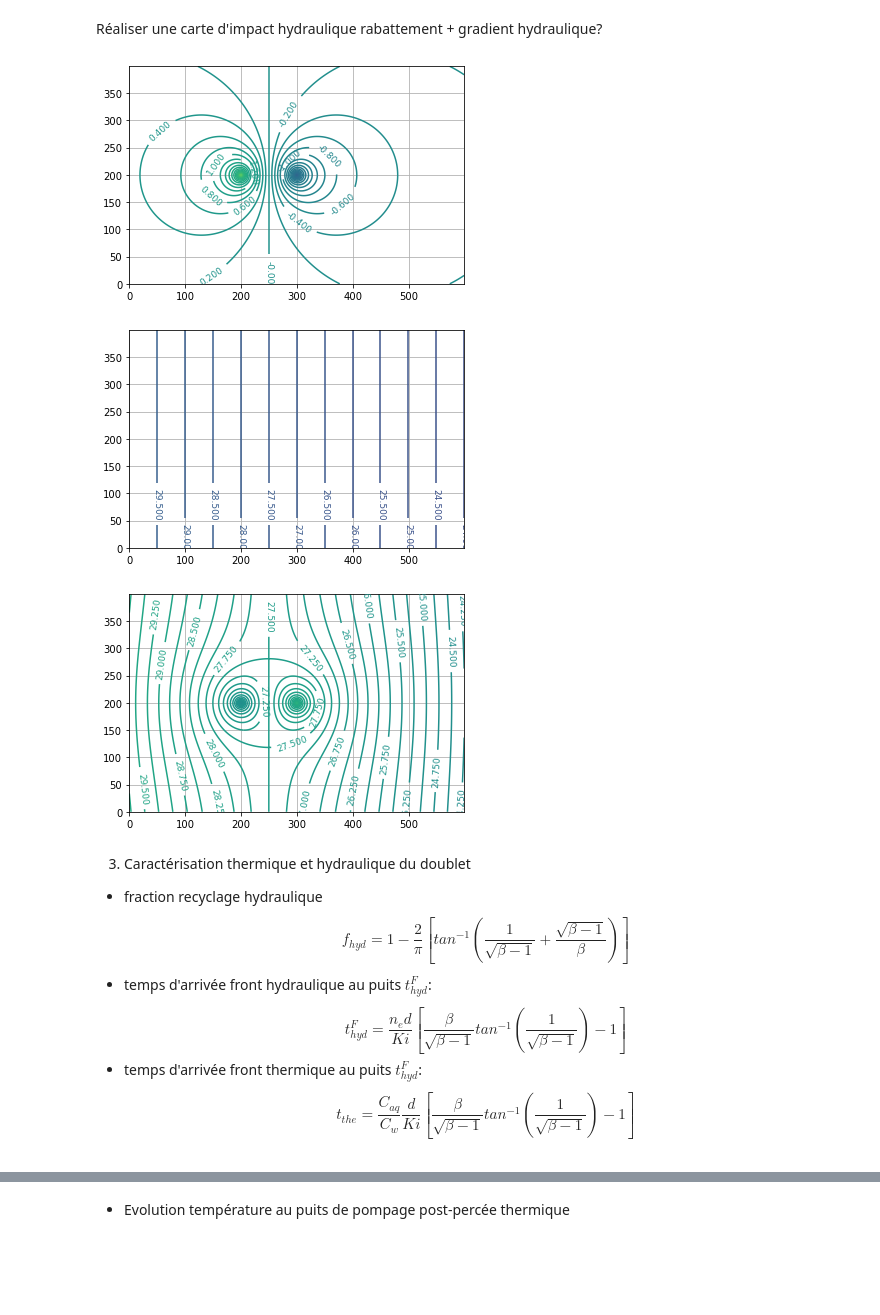
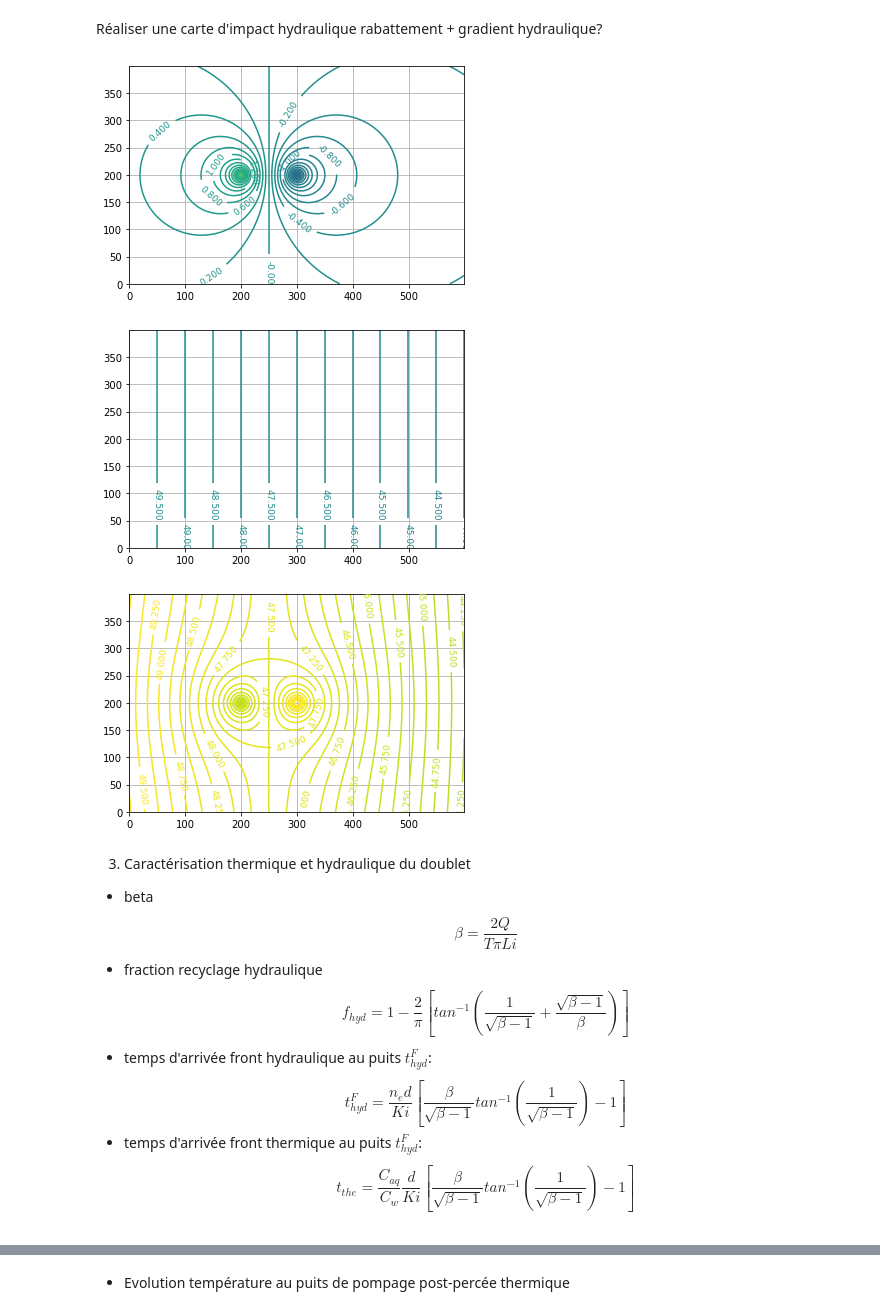
Before and after one commit to larroque852/NB_ENS3_geothermie, a Jupyter notebook: ENS3_GEOTH_EXO.ipynb, the cells around one changed output, grey strips where cells are left out. Cells and saved outputs as stored; diff of their text form; code cells hidden in the pictures; blank space fills up the shorter version.

```diff
--- a/ENS3_GEOTH_EXO.ipynb
+++ b/ENS3_GEOTH_EXO.ipynb
@@ -837,39 +837,42 @@ s_Fout = Qout/(4 * np.pi * (T)) * sp.exp1(u_Fout)
 
 r_Fin = np.sqrt((X-x_Fin) ** 2 + (Y-y_Fin) ** 2)
 u_Fin = r_Fin**2. * S / (4 * (T) * (t))
 s_Fin = Qin/(4 * np.pi * (T)) * sp.exp1(u_Fin)
 
 level = np.arange(-10,10,0.2) #valeur des iso (min,max,delta)
 map = plt.contour(s_Fout+s_Fin,level)
 plt.clabel(map, fontsize=9, inline=1)
 plt.grid()
 plt.show()
 
 #carte piézométrique initiale
 #ecoulement naturel
-H = 30 # H (mNG) de reference
+H = 50 # H (mNG) de reference
 H1 = H - 1e-2 * X #gradient regional  orienté ouest-est
 
 level = np.arange(0,100,0.5) #valeur des iso (min,max,delta)
 map = plt.contour(H1,level)
 plt.clabel(map, fontsize=9, inline=1)
 plt.grid()
 plt.show()
 
 #carte piézométrique impactée
 h = H1 - s_Fout -s_Fin
 level = np.arange(0,50,0.25) #valeur des iso (min,max,delta)
 map = plt.contour(h,level)
 plt.clabel(map, fontsize=9, inline=1)
 plt.grid()
 plt.show()
 # %% [output]
 [figure]
-[figure, old version]
+[figure, new version]
-[figure, old version]
+[figure, new version]
 # %% [markdown]
 3. Caractérisation thermique et hydraulique du doublet
-
+- beta
+$$
+\beta = \frac{2Q}{T \pi L i}
+$$
 - fraction recyclage hydraulique
 $$
 f_{hyd} =1 - \frac{2}{\pi}\left[ {tan^{-1} \left( {\frac{1}{\sqrt{\beta - 1}}} + \frac{\sqrt{\beta - 1}}{\beta} \right)} \right]
```
Also changed, not shown: parts of 8 cells of this notebook.
